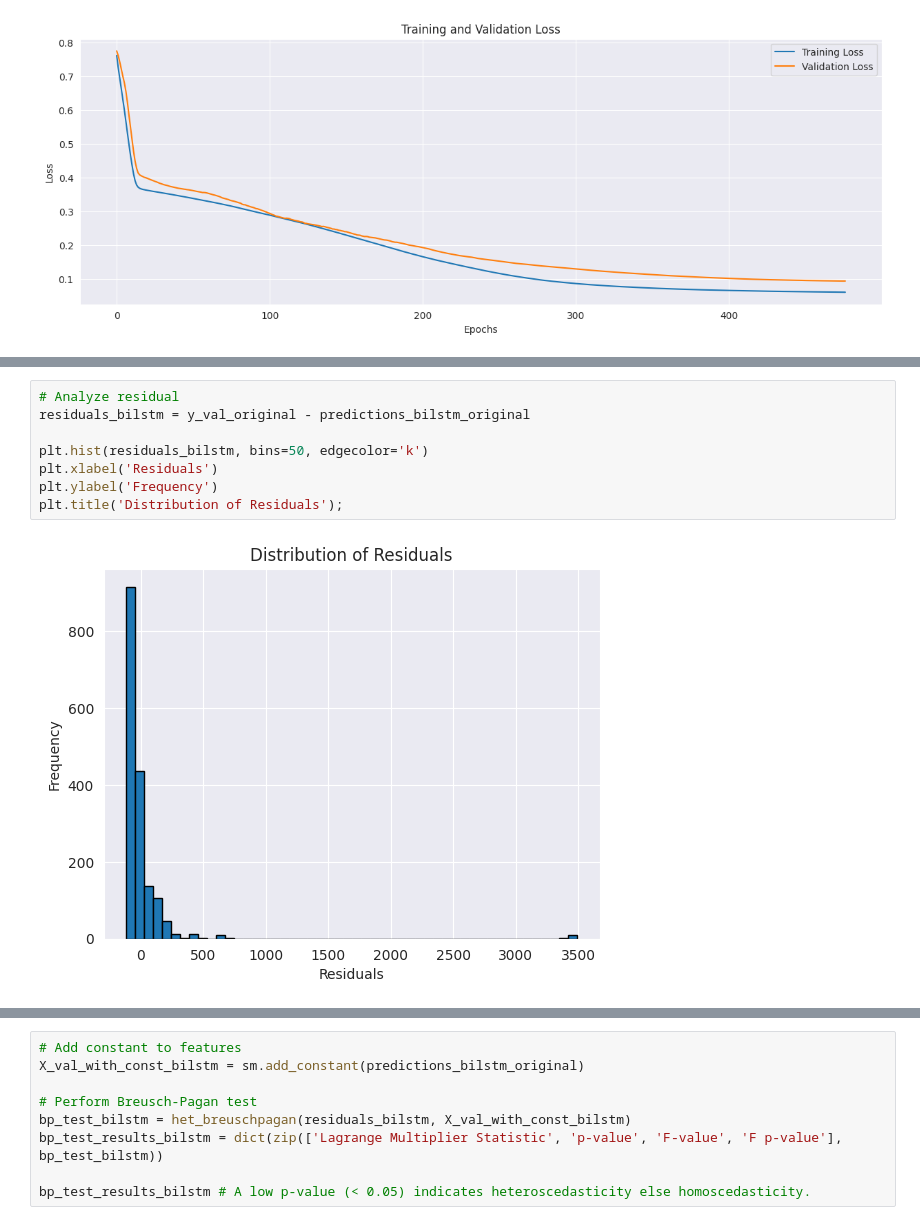
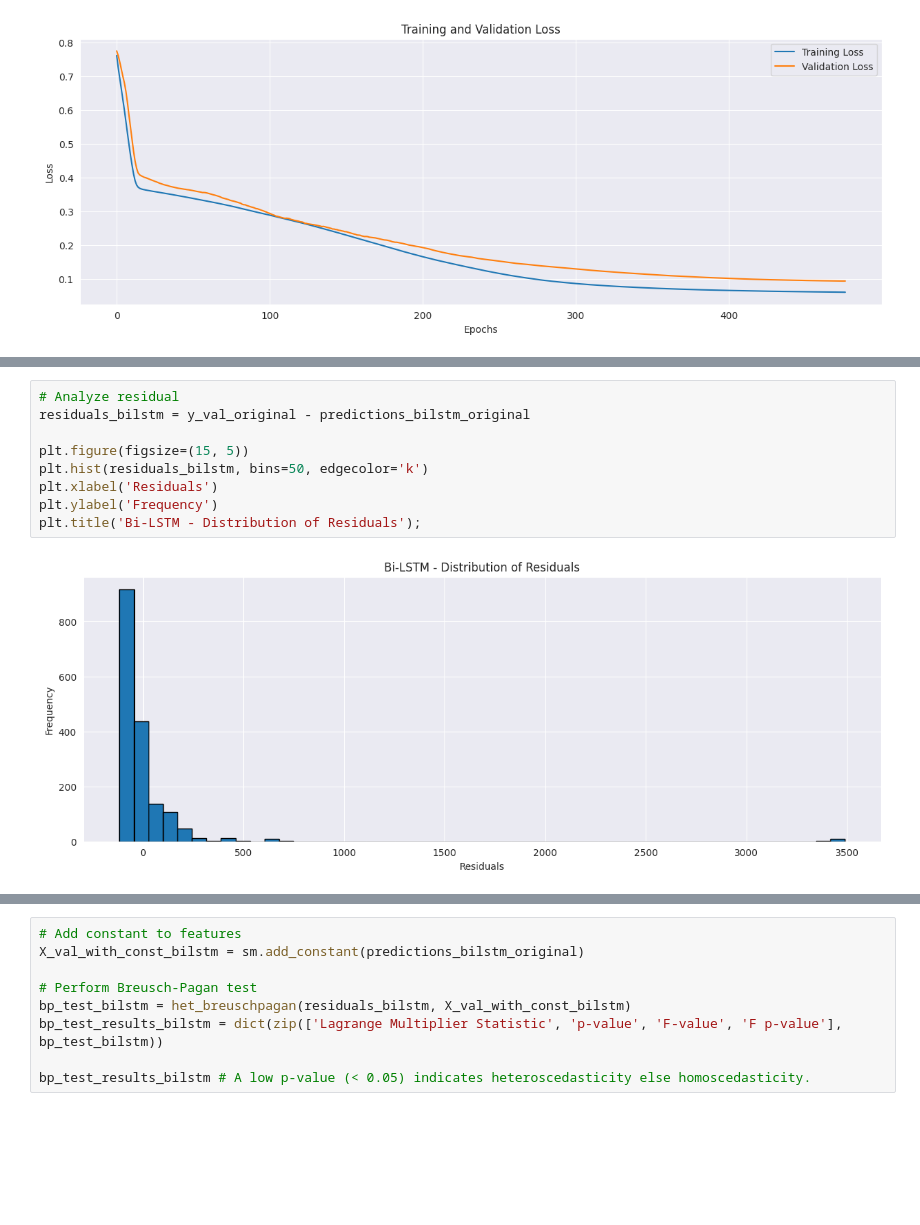
Before and after one commit to Engelbert107/Time-Series-with-ARIMA-LSTM-and-GRU, a Jupyter notebook: notebook/disasters_rnn.ipynb, the cells around one changed output, grey strips where cells are left out. Drawn from its saved outputs; the diff is of its cells as text; blank space fills up the shorter version.

```diff
--- a/notebook/disasters_rnn.ipynb
+++ b/notebook/disasters_rnn.ipynb
@@ -1132,11 +1131,12 @@ plt.show()
 # %%
 # Analyze residual
 residuals_bilstm = y_val_original - predictions_bilstm_original
 
+plt.figure(figsize=(15, 5))
 plt.hist(residuals_bilstm, bins=50, edgecolor='k')
 plt.xlabel('Residuals')
 plt.ylabel('Frequency')
-plt.title('Distribution of Residuals');
+plt.title('Bi-LSTM - Distribution of Residuals');
 # %% [output]
-[figure, old version]
+[figure, new version]
 # %%
```
Also changed, not shown: parts of 20 cells of this notebook, 1 other file.
